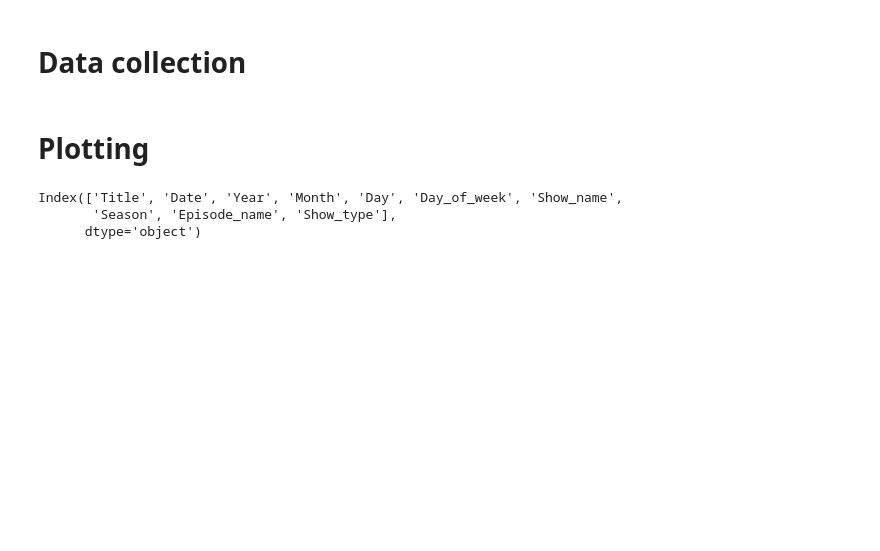
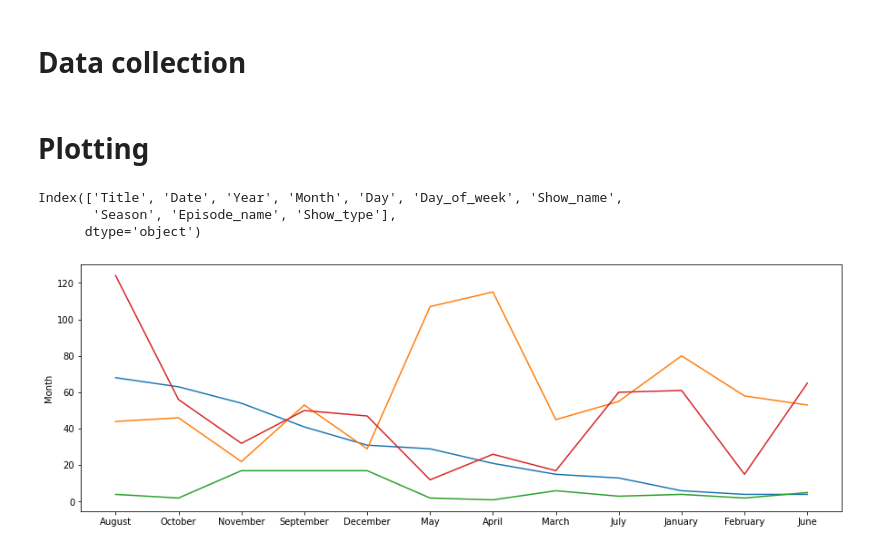
Before and after one commit to ajd1776/Netflix_viewing_history, a Jupyter notebook: main.ipynb, the cells around one changed output. Cells and saved outputs as stored; diff of their text form; code cells hidden in the pictures; blank space fills up the shorter version.

```diff
--- a/main.ipynb
+++ b/main.ipynb
@@ -188,6 +191,27 @@ def most_watched(yearChosen = 2021, nToShow = 20, paletteChosen = "Spectral"):
     plt.xlabel("Year")
     plt.ylabel("Frequency")
     plot.tick_params(axis='x', rotation=90)
+# %%
+# Most active month in a year
+# Displays four years
+plt.figure(figsize=(15, 5))
+
+year1 = df.loc[(df["Year"] == 2017)]
+year2 = df.loc[(df["Year"] == 2018)]
+year3 = df.loc[(df["Year"] == 2019)]
+year4 = df.loc[(df["Year"] == 2020)]
+
+
+plot = sb.lineplot(x = year1["Month"].value_counts().index,
+                   y = year1["Month"].value_counts())
+plot = sb.lineplot(x = year2["Month"].value_counts().index,
+                   y = year2["Month"].value_counts())
+plot = sb.lineplot(x = year3["Month"].value_counts().index,
+                   y = year3["Month"].value_counts())
+plot = sb.lineplot(x = year4["Month"].value_counts().index,
+                   y = year4["Month"].value_counts())
+# %% [output]
+[figure, added]
 # %%
 day_frequency_by_year()
 day_frequency_by_month()
```
Also changed, not shown: parts of 2 cells of this notebook.
